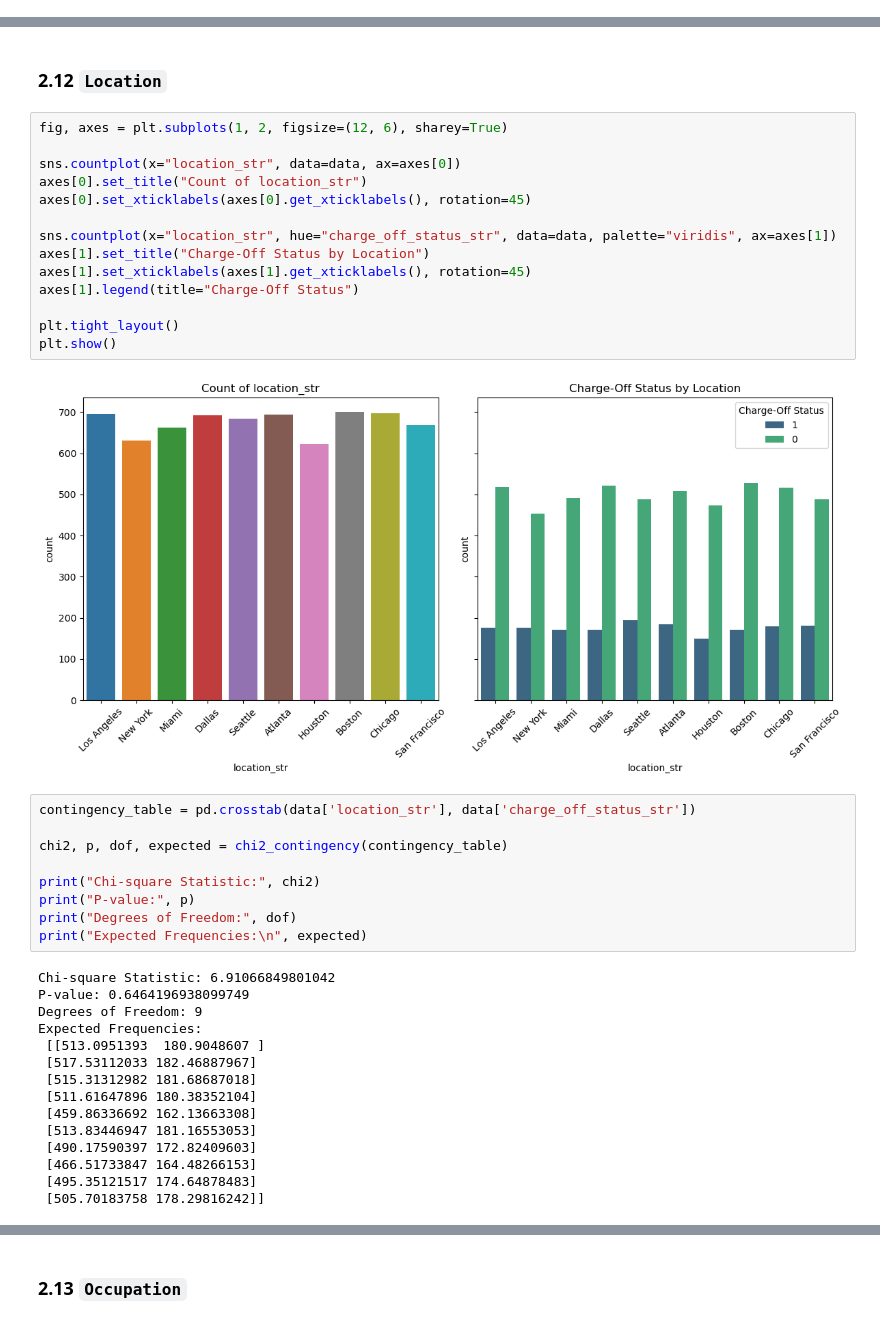
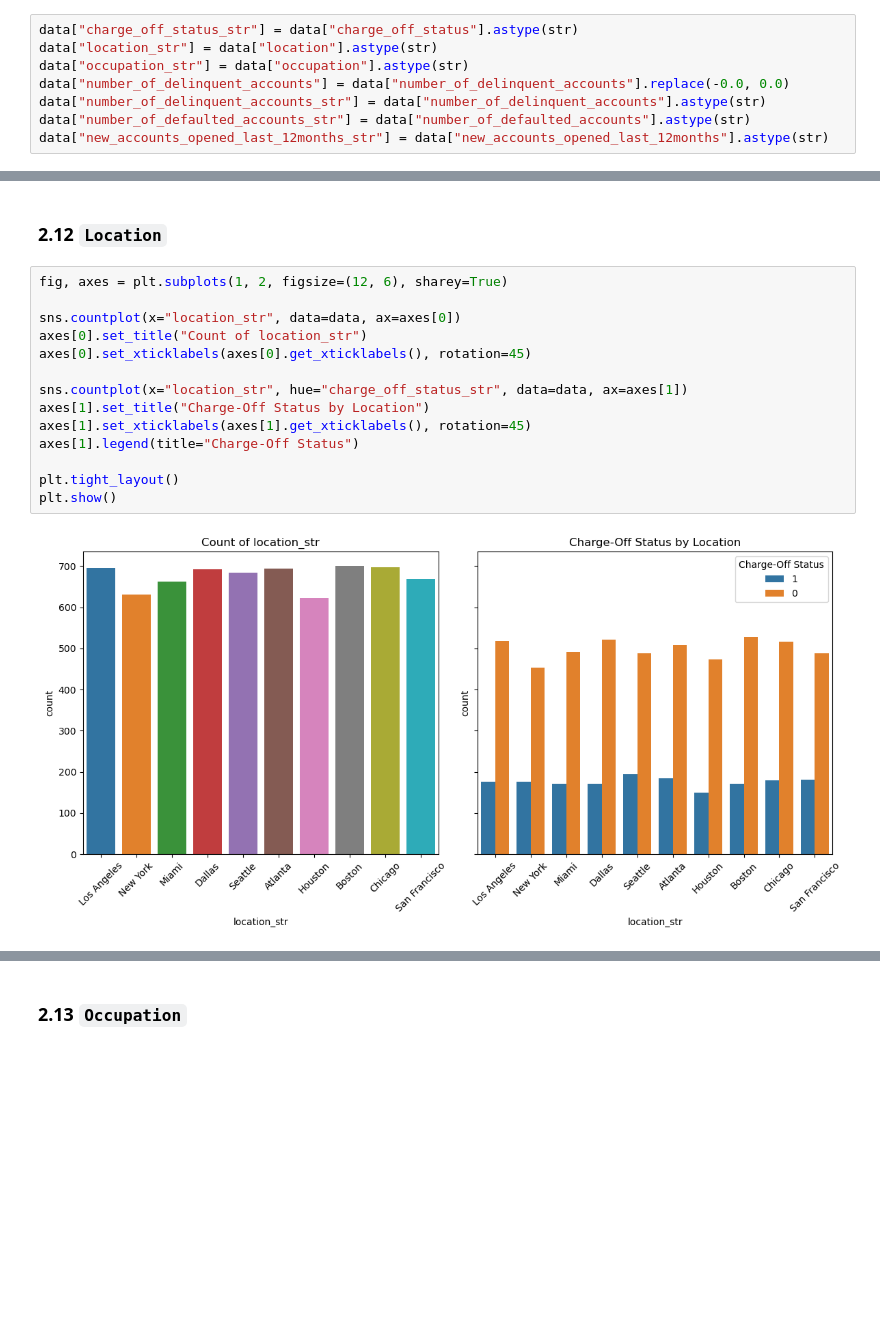
Before and after one commit to hchamikadilshan/CreditRisk360-ISC2024, a Jupyter notebook: notebooks/4 - eda.ipynb, the cells around one changed output, grey strips where cells are left out. Saved outputs shown, nothing was run; the diff lists cells and outputs as text; blank space fills up the shorter version.

```diff
--- a/notebooks/4 - eda.ipynb
+++ b/notebooks/4 - eda.ipynb
@@ -624,2 +620,10 @@ data["occupation_str"] = data["occupation"].astype(str)
+# %%
+data["charge_off_status_str"] = data["charge_off_status"].astype(str)
+data["location_str"] = data["location"].astype(str)
+data["occupation_str"] = data["occupation"].astype(str)
+data["number_of_delinquent_accounts"] = data["number_of_delinquent_accounts"].replace(-0.0, 0.0)
+data["number_of_delinquent_accounts_str"] = data["number_of_delinquent_accounts"].astype(str)
+data["number_of_defaulted_accounts_str"] = data["number_of_defaulted_accounts"].astype(str)
+data["new_accounts_opened_last_12months_str"] = data["new_accounts_opened_last_12months"].astype(str)
 # %% [markdown]
 ### 2.9 `Number_of_delinquent_accounts`
@@ -665,40 +781,16 @@ plt.show()
 # %%
 fig, axes = plt.subplots(1, 2, figsize=(12, 6), sharey=True)
 
 sns.countplot(x="location_str", data=data, ax=axes[0])
 axes[0].set_title("Count of location_str")
 axes[0].set_xticklabels(axes[0].get_xticklabels(), rotation=45)
 
-sns.countplot(x="location_str", hue="charge_off_status_str", data=data, palette="viridis", ax=axes[1])
+sns.countplot(x="location_str", hue="charge_off_status_str", data=data, ax=axes[1])
 axes[1].set_title("Charge-Off Status by Location")
 axes[1].set_xticklabels(axes[1].get_xticklabels(), rotation=45)
 axes[1].legend(title="Charge-Off Status")
 
 plt.tight_layout()
 plt.show()
 # %% [output]
-[figure, old version]
+[figure, new version]
-# %%
-contingency_table = pd.crosstab(data['location_str'], data['charge_off_status_str'])
-
-chi2, p, dof, expected = chi2_contingency(contingency_table)
-
-print("Chi-square Statistic:", chi2)
-print("P-value:", p)
-print("Degrees of Freedom:", dof)
-print("Expected Frequencies:\n", expected)
-# %% [output]
-Chi-square Statistic: 6.91066849801042
-P-value: 0.6464196938099749
-Degrees of Freedom: 9
-Expected Frequencies:
- [[513.0951393  180.9048607 ]
- [517.53112033 182.46887967]
- [515.31312982 181.68687018]
- [511.61647896 180.38352104]
- [459.86336692 162.13663308]
- [513.83446947 181.16553053]
- [490.17590397 172.82409603]
- [466.51733847 164.48266153]
- [495.35121517 174.64878483]
- [505.70183758 178.29816242]]
```
Also changed, not shown: parts of 94 cells of this notebook.
